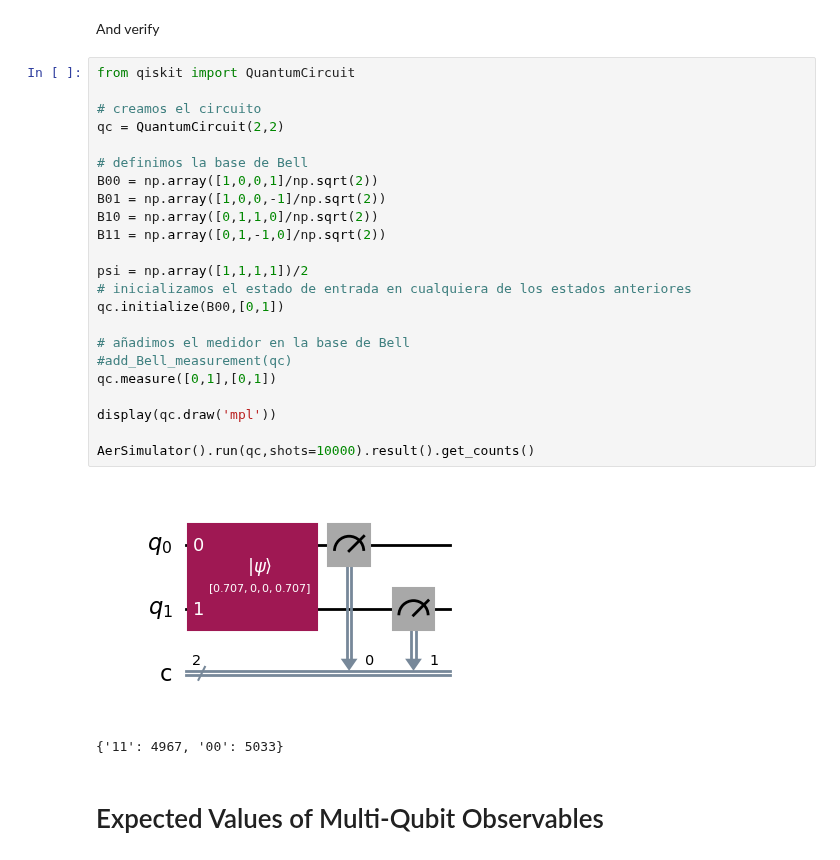
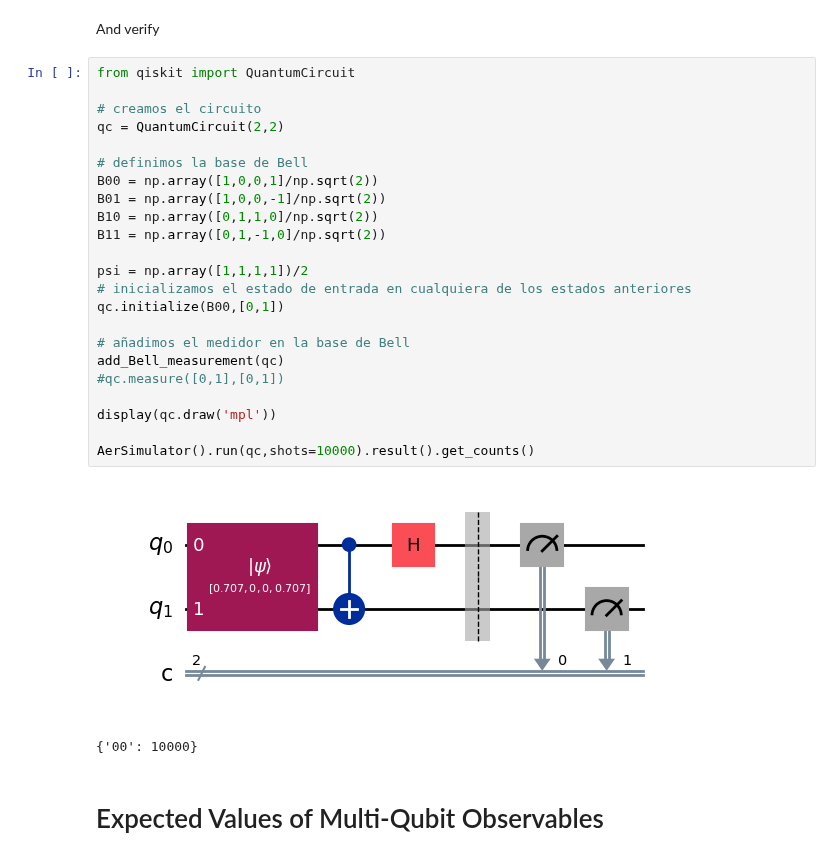
Before and after one commit to jamasole/Quantum_Information_Concepts_and_Tools, a Jupyter notebook: 02_Dancing_with_qubits/025_MeasurementII.ipynb, the cells around one changed output. Saved outputs shown, nothing was run; the diff lists cells and outputs as text.

```diff
--- a/02_Dancing_with_qubits/025_MeasurementII.ipynb
+++ b/02_Dancing_with_qubits/025_MeasurementII.ipynb
@@ -260,29 +264,29 @@ And verify
 # %%
 from qiskit import QuantumCircuit
 
 # creamos el circuito
 qc = QuantumCircuit(2,2)
 
 # definimos la base de Bell
 B00 = np.array([1,0,0,1]/np.sqrt(2))
 B01 = np.array([1,0,0,-1]/np.sqrt(2))
 B10 = np.array([0,1,1,0]/np.sqrt(2))
 B11 = np.array([0,1,-1,0]/np.sqrt(2))
 
 psi = np.array([1,1,1,1])/2
 # inicializamos el estado de entrada en cualquiera de los estados anteriores
 qc.initialize(B00,[0,1])
 
 # añadimos el medidor en la base de Bell
-#add_Bell_measurement(qc)
-qc.measure([0,1],[0,1])
+add_Bell_measurement(qc)
+#qc.measure([0,1],[0,1])
 
 display(qc.draw('mpl'))
 
 AerSimulator().run(qc,shots=10000).result().get_counts()
 # %% [output]
-[figure, old version]
+[figure, new version]
-{'11': 4967, '00': 5033}
+{'00': 10000}
 # %% [markdown]
 # Expected Values of Multi-Qubit Observables
 # %% [markdown]
```
Also changed, not shown: parts of 14 cells of this notebook, 26 other files.
